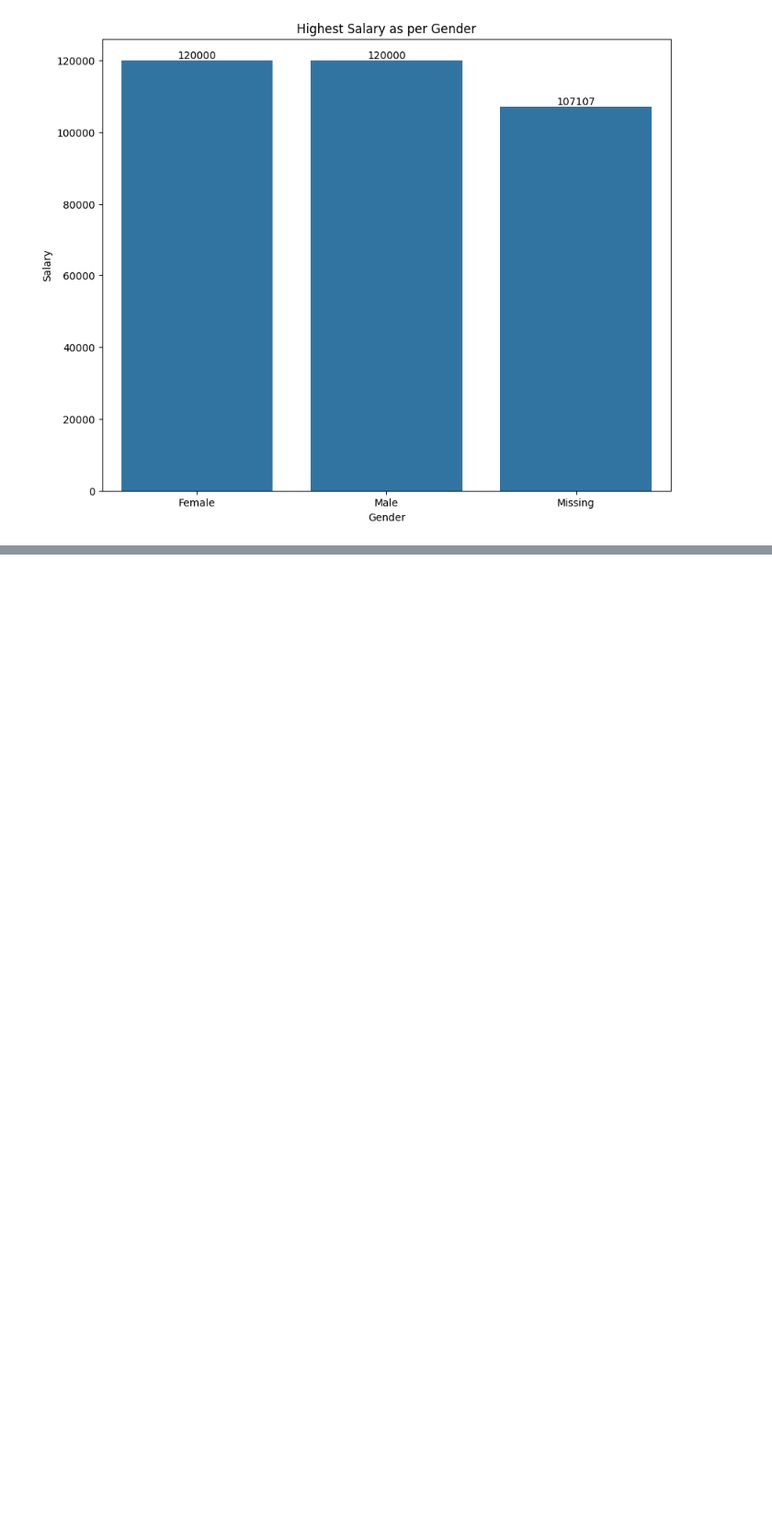
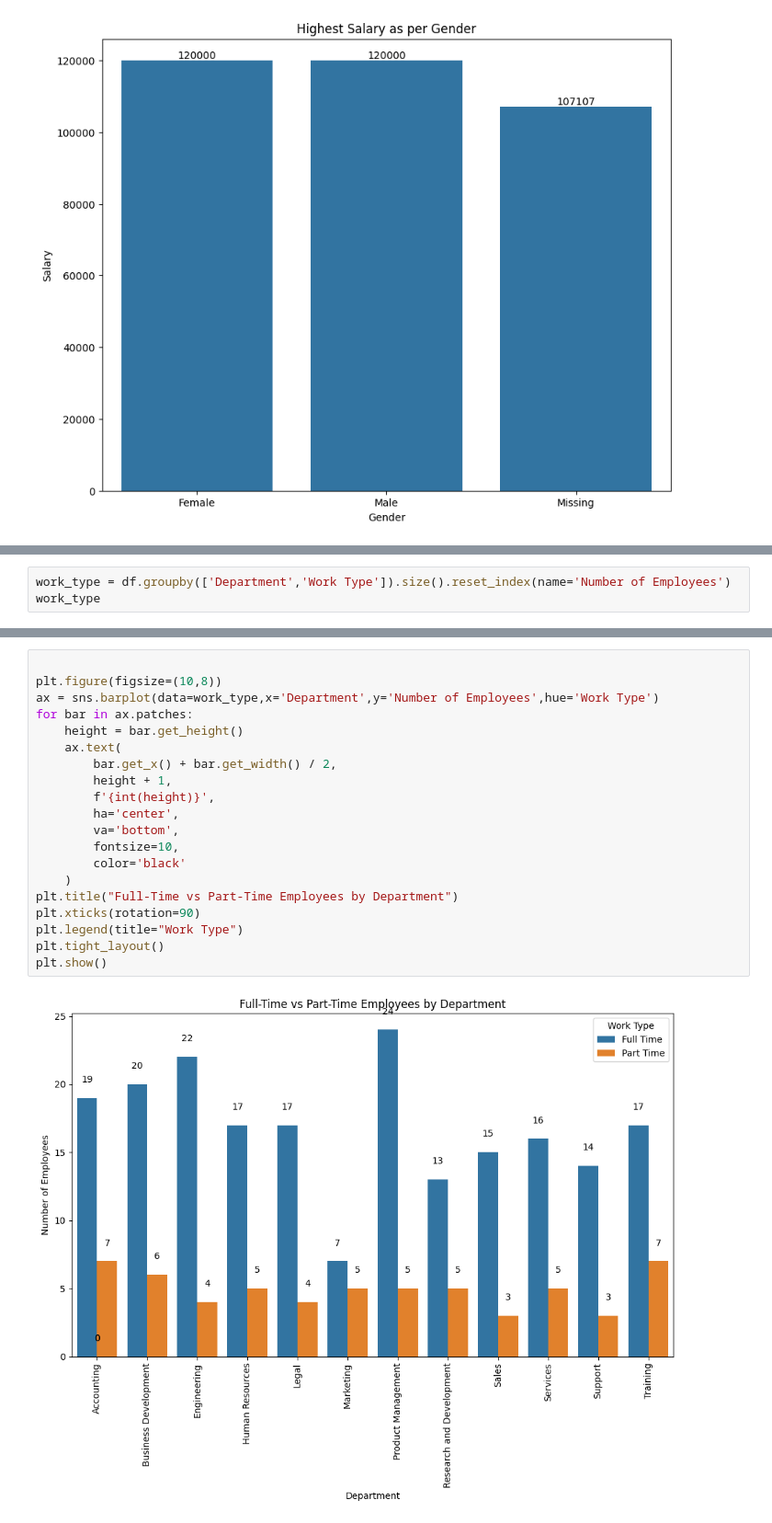
Before and after one commit to gauravvxv/Employee-Analytics-Dashboard, a Jupyter notebook: Notebook/Staff.ipynb, the cells around one changed output, grey strips where cells are left out. Shown at 92% size. Saved outputs shown, nothing was run; the diff lists cells and outputs as text; blank space fills up the shorter version.

```diff
--- a/Notebook/Staff.ipynb
+++ b/Notebook/Staff.ipynb
@@ -477,0 +501,3 @@ for i,bar in enumerate(ax.patches):
+# %%
+work_type = df.groupby(['Department','Work Type']).size().reset_index(name='Number of Employees')
+work_type
@@ -477,0 +522,22 @@ for i,bar in enumerate(ax.patches):
+# %%
+
+plt.figure(figsize=(10,8))
+ax = sns.barplot(data=work_type,x='Department',y='Number of Employees',hue='Work Type')
+for bar in ax.patches:
+    height = bar.get_height()
+    ax.text(
+        bar.get_x() + bar.get_width() / 2,
+        height + 1,
+        f'{int(height)}',
+        ha='center',
+        va='bottom',
+        fontsize=10,
+        color='black'
+    )
+plt.title("Full-Time vs Part-Time Employees by Department")
+plt.xticks(rotation=90)
+plt.legend(title="Work Type")
+plt.tight_layout()
+plt.show()
+# %% [output]
+[figure, added]
```
Also changed, not shown: parts of 6 cells of this notebook.
